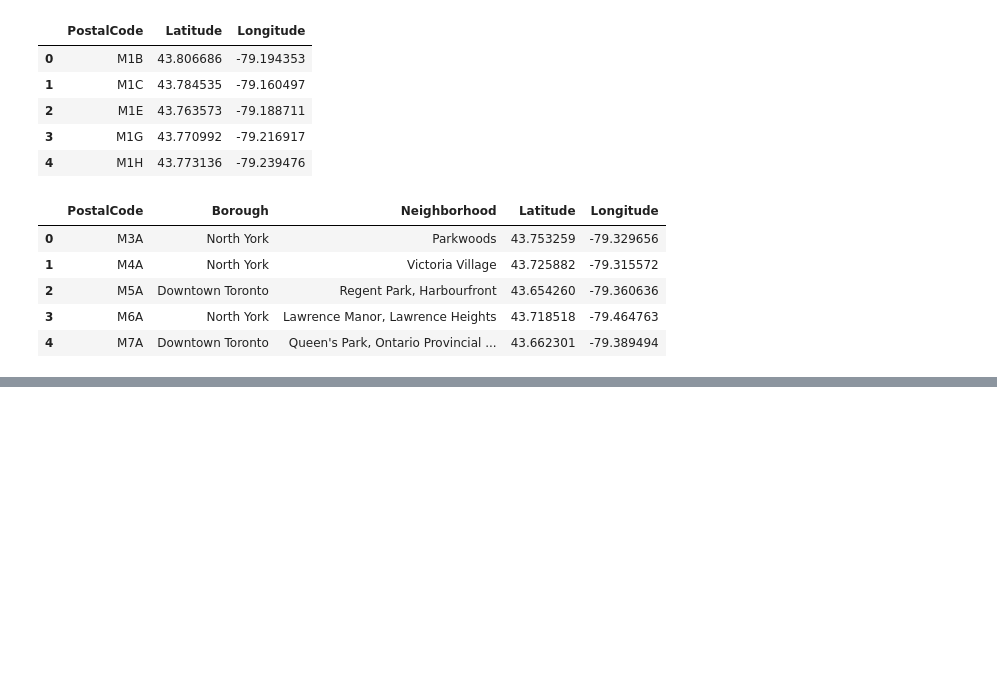
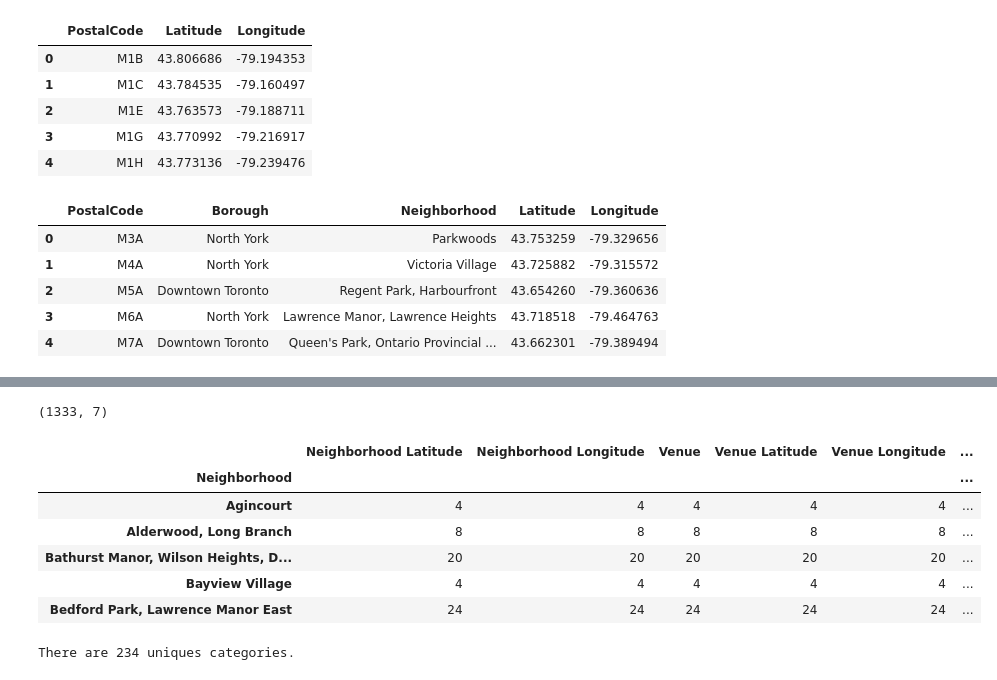
Before and after one commit to zheren1/github-example, a Jupyter notebook: toronto.ipynb, the cells around one changed output, grey strips where cells are left out. Saved outputs shown, nothing was run; the diff lists cells and outputs as text; code cells hidden in the pictures; blank space fills up the shorter version.

```diff
--- a/toronto.ipynb
+++ b/toronto.ipynb
@@ -101,0 +134,8 @@ dfn.head()
+# %%
+CLIENT_ID = 'JTBDLVXOVXOMK5C2CIJZVEL4XLRNIIHOYFSAWIVIKA5DXSBV' # your Foursquare ID
+CLIENT_SECRET = 'EE2RCSEVPT21M33MIWBNUDLK23VVPGJEDOQ5VF5EUMEKRDLE' # your Foursquare Secret
+VERSION = '20180605' # Foursquare API version
+
+print('Your credentails:')
+print('CLIENT_ID: ' + CLIENT_ID)
+print('CLIENT_SECRET:' + CLIENT_SECRET)
@@ -101,0 +215,17 @@ dfn.head()
+# %%
+print(to_venues.shape)
+to_venues.head()
+to_venues.groupby('Neighborhood').count().head()
+# %% [output]
+(1333, 7)
+|  | Neighborhood Latitude | Neighborhood Longitude | Venue | Venue Latitude | Venue Longitude | ... |
+| Neighborhood |  |  |  |  |  | ... |
+| Agincourt | 4 | 4 | 4 | 4 | 4 | ... |
+| Alderwood, Long Branch | 8 | 8 | 8 | 8 | 8 | ... |
+| Bathurst Manor, Wilson Heights, D... | 20 | 20 | 20 | 20 | 20 | ... |
+| Bayview Village | 4 | 4 | 4 | 4 | 4 | ... |
+| Bedford Park, Lawrence Manor East | 24 | 24 | 24 | 24 | 24 | ... |
+# %%
+print('There are {} uniques categories.'.format(len(to_venues['Venue Category'].unique())))
+# %% [output]
+There are 234 uniques categories.
```
Also changed, not shown: parts of 26 cells of this notebook.
